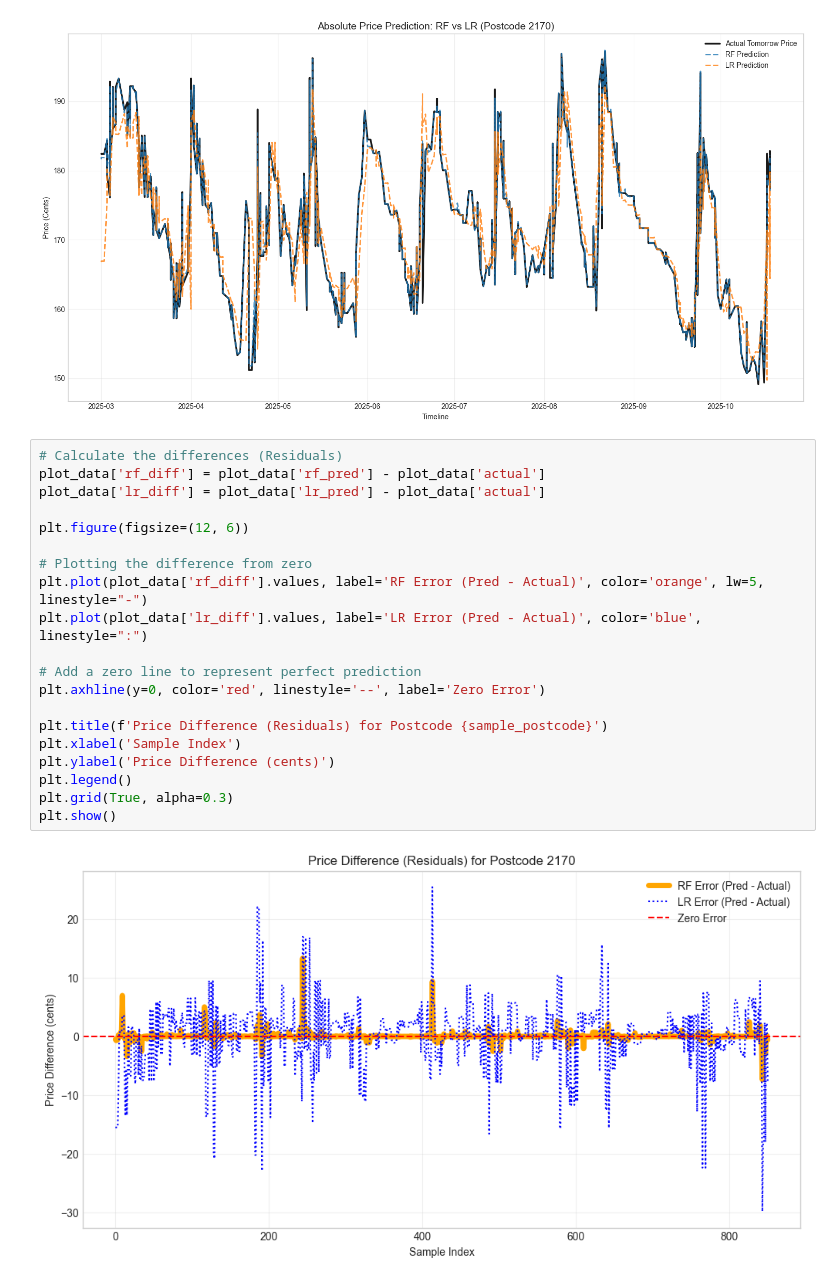
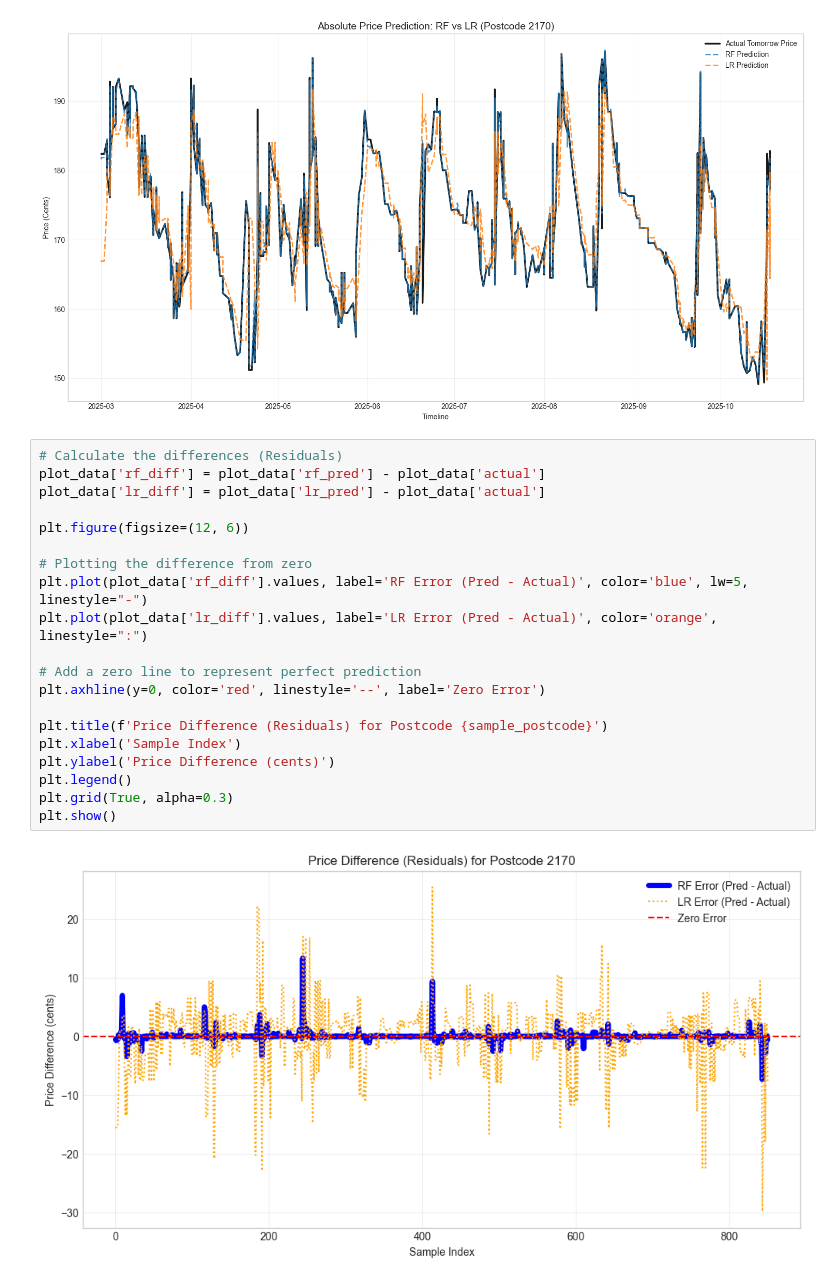
Before and after one commit to tim-fan1/engg2112, a Jupyter notebook: main.ipynb, the cells around one changed output. Cells and saved outputs as stored; diff of their text form.

Commit message:
change graph colours for consistency

```diff
--- a/main.ipynb
+++ b/main.ipynb
@@ -515,22 +515,22 @@ plt.show()
 # %%
 # Calculate the differences (Residuals)
 plot_data['rf_diff'] = plot_data['rf_pred'] - plot_data['actual']
 plot_data['lr_diff'] = plot_data['lr_pred'] - plot_data['actual']
 
 plt.figure(figsize=(12, 6))
 
 # Plotting the difference from zero
-plt.plot(plot_data['rf_diff'].values, label='RF Error (Pred - Actual)', color='orange', lw=5, linestyle="-")
-plt.plot(plot_data['lr_diff'].values, label='LR Error (Pred - Actual)', color='blue', linestyle=":")
+plt.plot(plot_data['rf_diff'].values, label='RF Error (Pred - Actual)', color='blue', lw=5, linestyle="-")
+plt.plot(plot_data['lr_diff'].values, label='LR Error (Pred - Actual)', color='orange', linestyle=":")
 
 # Add a zero line to represent perfect prediction
 plt.axhline(y=0, color='red', linestyle='--', label='Zero Error')
 
 plt.title(f'Price Difference (Residuals) for Postcode {sample_postcode}')
 plt.xlabel('Sample Index')
 plt.ylabel('Price Difference (cents)')
 plt.legend()
 plt.grid(True, alpha=0.3)
 plt.show()
 # %% [output]
-[figure, old version]
+[figure, new version]
```
